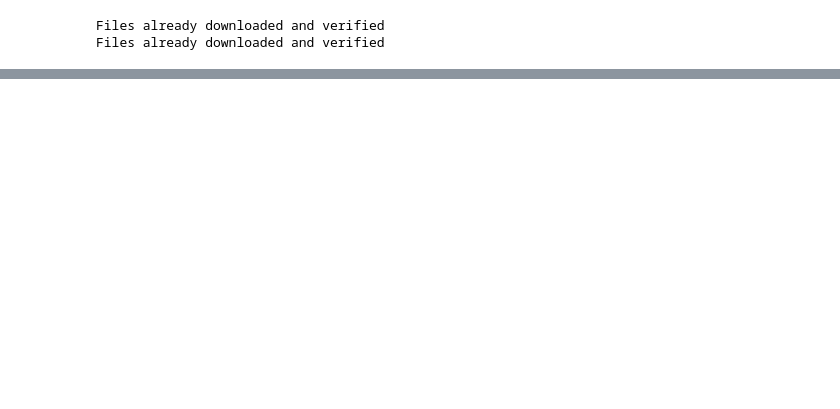
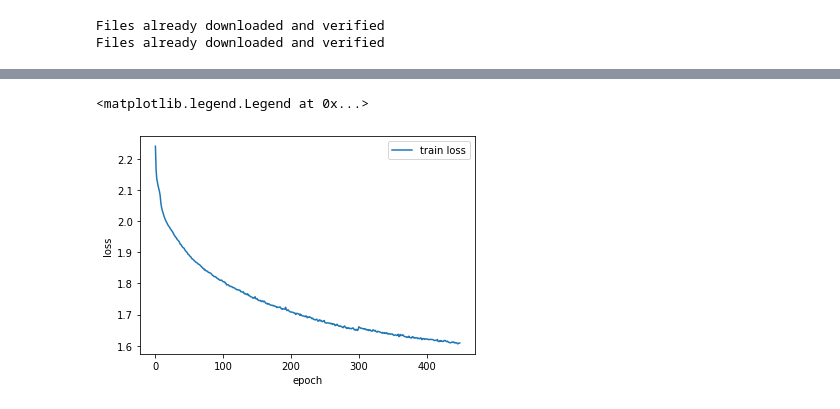
Before and after one commit to xiaoshaoyc/CSCI-4962, a Jupyter notebook: CSCI4962_HW5.ipynb, the cells around one changed output, grey strips where cells are left out. Cells and saved outputs as stored; diff of their text form; code cells hidden in the pictures; blank space fills up the shorter version.

```diff
--- a/CSCI4962_HW5.ipynb
+++ b/CSCI4962_HW5.ipynb
@@ -433,7 +484,9 @@ model = model.to(DEVICE)
 # %%
-trainloader = DataLoader(trainset_raw2, batch_size=3000, shuffle=True, num_workers=2)
-testloader = DataLoader(testset_raw2, batch_size=3500, shuffle=False, num_workers=2)
-optimizer = optim.Adam(model.parameters(), lr=0.01, betas=(0.9,0.9), eps=1e-8, weight_decay=0.001)
+trainloader = DataLoader(trainset_raw2, batch_size=2500, shuffle=True, num_workers=2)
+testloader = DataLoader(testset_raw2, batch_size=3000, shuffle=False, num_workers=2)
+
+# optimizer = optim.Adam(model.parameters(), lr=0.01, betas=(0.9,0.9), eps=1e-8, weight_decay=0.001)
+optimizer = optim.SGD(model2.parameters(), lr=0.01, momentum=0.9, weight_decay=0.001)
 loss_fn = nn.CrossEntropyLoss()
 
-loss_list, val_acc_list = train(300, model, loss_fn, optimizer, trainloader, testloader)
+loss_list3, val_acc_list3 = train(300, model2, loss_fn, optimizer, trainloader, testloader)
@@ -458,5 +494,0 @@ We used each of Vanilla, Adam, and Rmsprop to train our model for 50 epoches. Th
-# %%
-# Adam
-optimizer = Adam(0.001, (0.9, 0.999), 1e-08)
-adam_loss_list = train(500, W, B, optimizer)
-draw_loss(adam_loss_list, 'adam_loss')
@@ -466,0 +495,3 @@ start training for 500 epoch
+# %%
+# epoch 301 - epoch 600
+loss_list3_2, val_acc_list3_2 = train(300, model2, loss_fn, optimizer, trainloader, testloader, 0)
@@ -466,0 +500,9 @@ start training for 500 epoch
+# %%
+# showing epoch 0 to epoch 450
+plt.plot(loss_list3+loss_list3_2, label="train loss")
+plt.xlabel("epoch")
+plt.ylabel("loss")
+plt.legend()
+# %% [output]
+<matplotlib.legend.Legend at 0x...>
+[figure, added]
```
Also changed, not shown: parts of 29 cells of this notebook.
